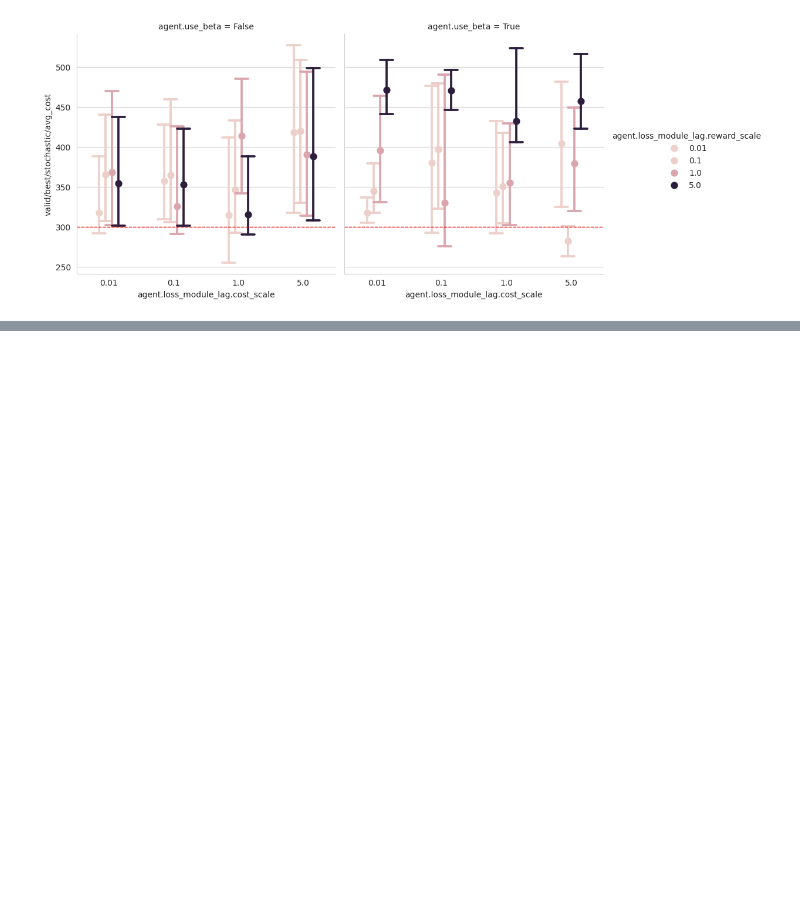
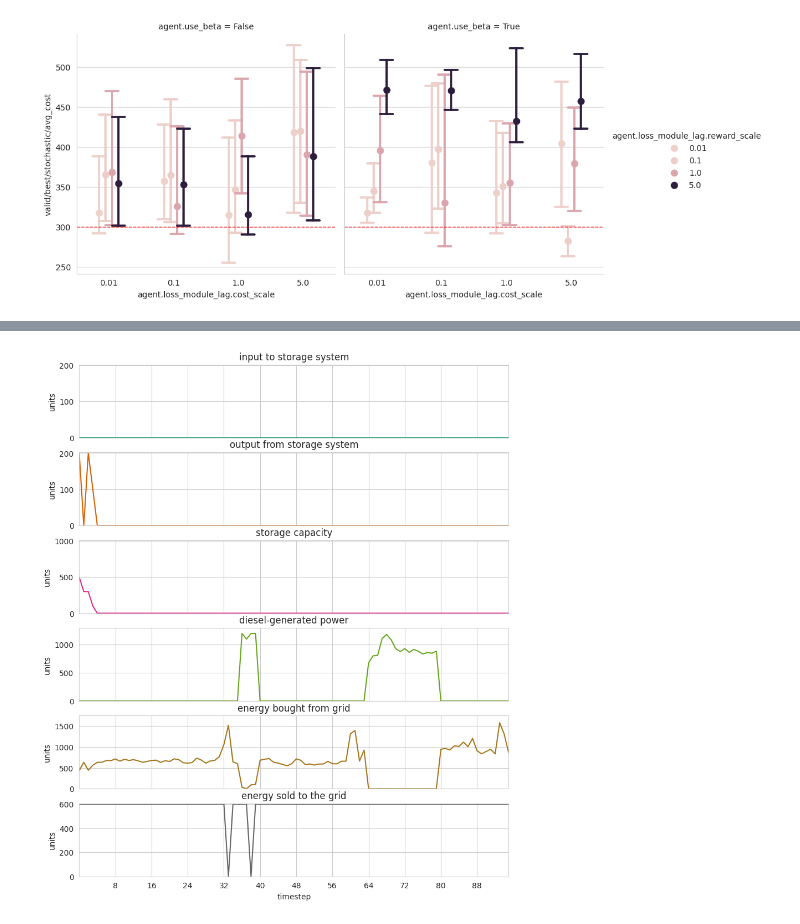
Before and after one commit to diegochine/masters-thesis, a Jupyter notebook: analysis/plots.ipynb, the cells around one changed output, grey strips where cells are left out. Saved outputs shown, nothing was run; the diff lists cells and outputs as text; code cells hidden in the pictures; blank space fills up the shorter version.

```diff
--- a/analysis/plots.ipynb
+++ b/analysis/plots.ipynb
@@ -219,0 +243,4 @@ flows_plot(api, 'j2w70tf2')
+# %%
+flows_plot(api, '0vkux1y9', 'flow_cvirtout')
+# %% [output]
+[figure, added]
```
Also changed, not shown: parts of 6 cells of this notebook.
